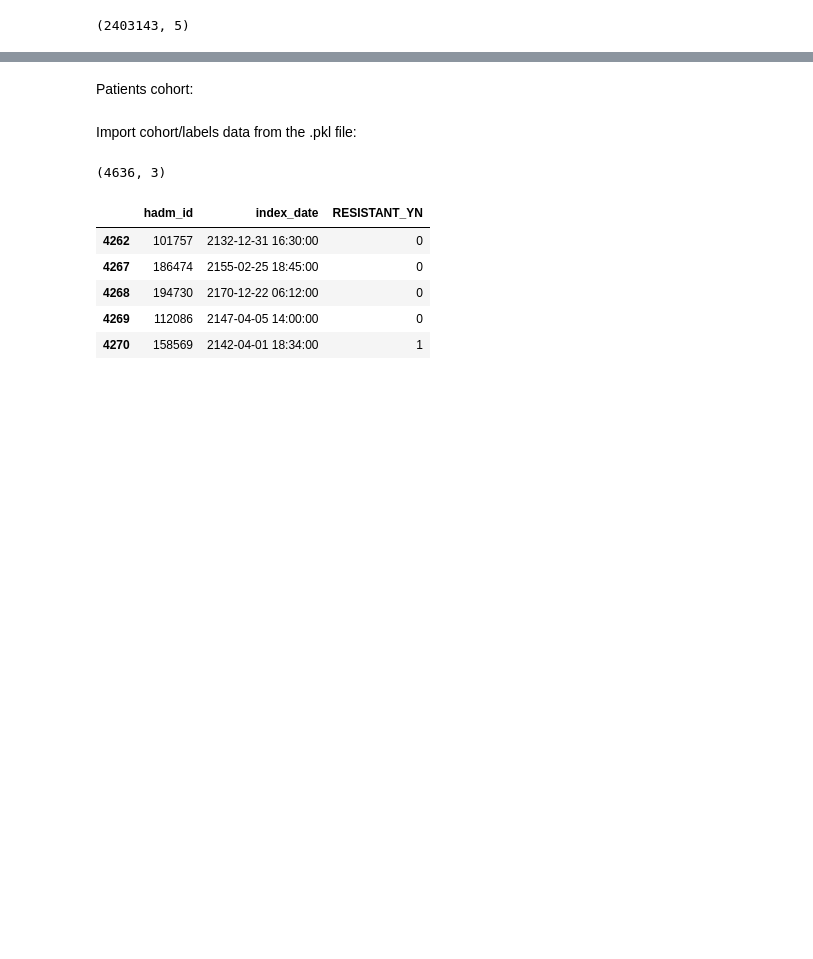
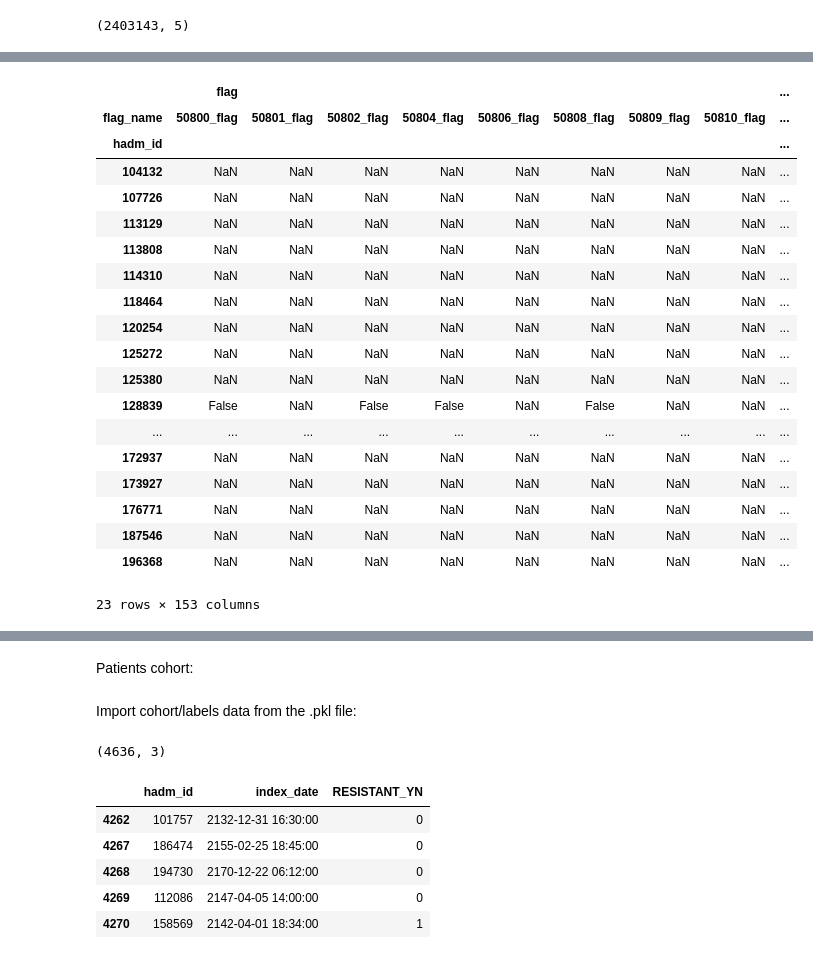
Before and after one commit to The-Electric-Moccasins/resistance-prediction, a Jupyter notebook: build_dataset.ipynb, the cells around one changed output, grey strips where cells are left out. Cells and saved outputs as stored; diff of their text form; code cells hidden in the pictures; blank space fills up the shorter version.

```diff
--- a/build_dataset.ipynb
+++ b/build_dataset.ipynb
@@ -149,6 +149,21 @@ def keep_last_labtest_instance(df):
 
 
 def pivot_labtests_to_columns(df):
+    df = df.pivot(index=['hadm_id'],columns=['itemid'],values=['value'])
+    return df
+
+def fill_flag_name(x):
+    x['flag_name'] = f"{x['itemid']}_flag"
+    return x
+
+
+def pivot_flags_to_columns(df):
+    df_fill_flags = df.copy()
+    df_fill_flags['flag'] = df_fill_flags['flag'].apply(lambda x: not pd.isna(x))
+    df_fill_flags['flag_name'] = df_fill_flags['itemid'].astype(str) + pd.Series(["_flag"] * df_fill_flags.shape[0]).astype(str)
+    #df_fill_flags = df_fill_flags.apply(fill_flag_name, axis = 1)
+    df_fill_flags = df_fill_flags.pivot(index=['hadm_id'],columns=['flag_name'],values=['flag'])
+    return df_fill_flags
 # pivot
 # df = df.drop(df.index[df['cnt'] < 100].tolist())
 #     df = df.drop(columns=['itemid','valueuom','flag','label','fluid','category','cnt'])
@@ -180,0 +226,25 @@ df_selected_labs.shape
+# %%
+df_lab_flags = pivot_flags_to_columns(df_selected_labs)
+# %%
+df_lab_flags
+# %% [output]
+|  | flag |  |  |  |  |  |  |  | ... |
+| flag_name | 50800_flag | 50801_flag | 50802_flag | 50804_flag | 50806_flag | 50808_flag | 50809_flag | 50810_flag | ... |
+| hadm_id |  |  |  |  |  |  |  |  | ... |
+| 104132 | NaN | NaN | NaN | NaN | NaN | NaN | NaN | NaN | ... |
+| 107726 | NaN | NaN | NaN | NaN | NaN | NaN | NaN | NaN | ... |
+| 113129 | NaN | NaN | NaN | NaN | NaN | NaN | NaN | NaN | ... |
+| 113808 | NaN | NaN | NaN | NaN | NaN | NaN | NaN | NaN | ... |
+| 114310 | NaN | NaN | NaN | NaN | NaN | NaN | NaN | NaN | ... |
+| 118464 | NaN | NaN | NaN | NaN | NaN | NaN | NaN | NaN | ... |
+| 120254 | NaN | NaN | NaN | NaN | NaN | NaN | NaN | NaN | ... |
+| 125272 | NaN | NaN | NaN | NaN | NaN | NaN | NaN | NaN | ... |
+| 125380 | NaN | NaN | NaN | NaN | NaN | NaN | NaN | NaN | ... |
+| 128839 | False | NaN | False | False | NaN | False | NaN | NaN | ... |
+| ... | ... | ... | ... | ... | ... | ... | ... | ... | ... |
+| 172937 | NaN | NaN | NaN | NaN | NaN | NaN | NaN | NaN | ... |
+| 173927 | NaN | NaN | NaN | NaN | NaN | NaN | NaN | NaN | ... |
+| 176771 | NaN | NaN | NaN | NaN | NaN | NaN | NaN | NaN | ... |
+| 187546 | NaN | NaN | NaN | NaN | NaN | NaN | NaN | NaN | ... |
+| 196368 | NaN | NaN | NaN | NaN | NaN | NaN | NaN | NaN | ... |
+23 rows × 153 columns
```
Also changed, not shown: parts of 8 cells of this notebook.
